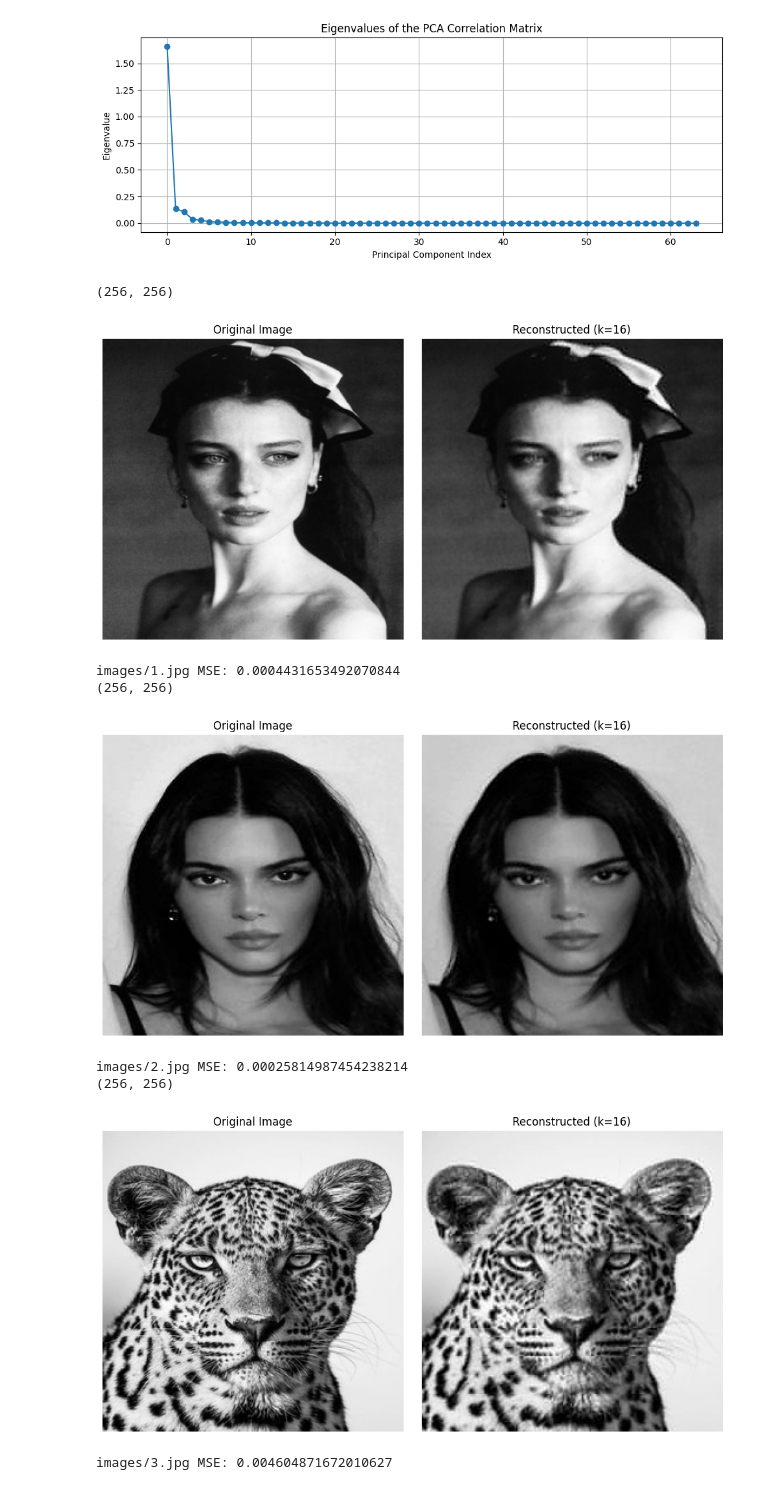
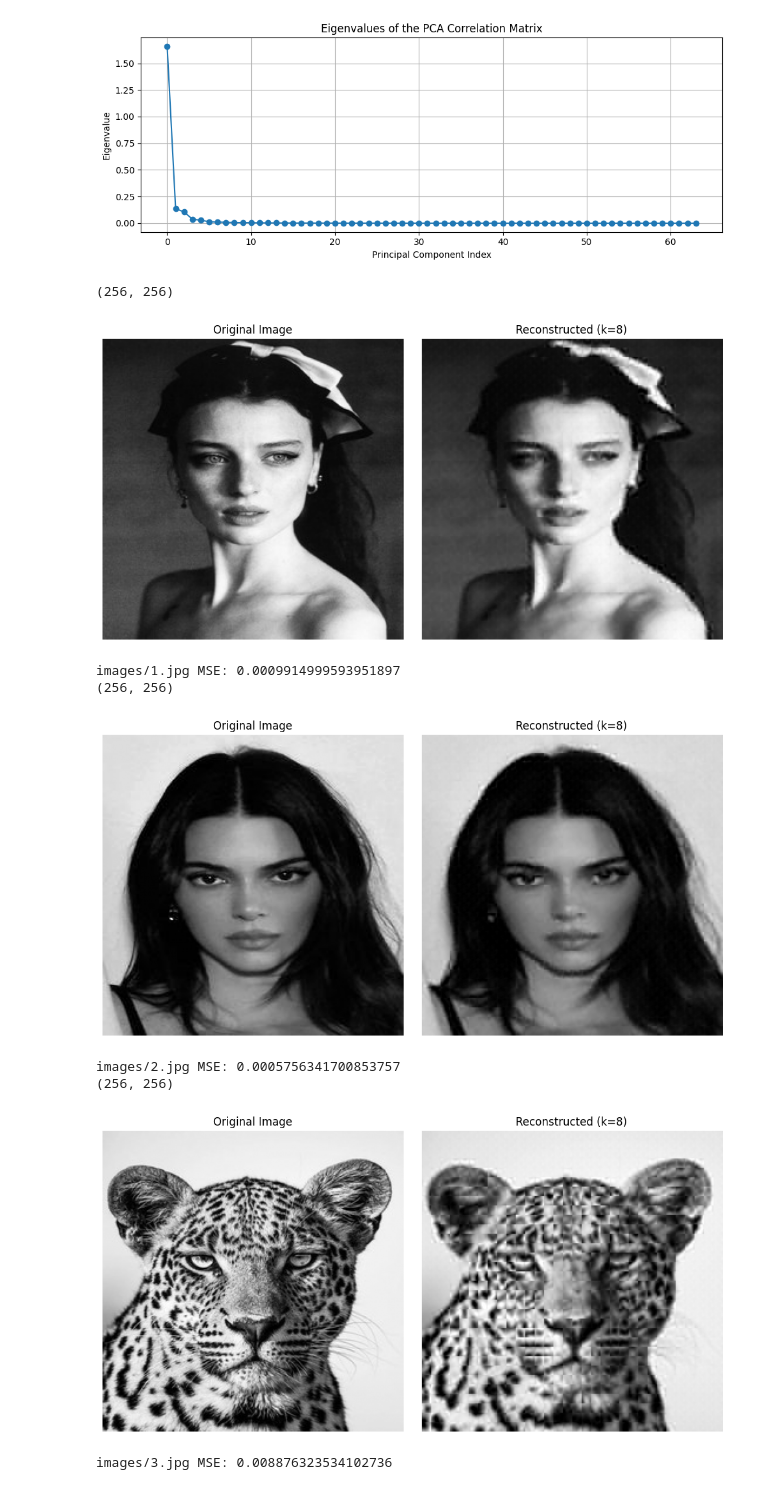
Before and after one commit to tomasbelak24/fmfiuk-ann-pca-project, a Jupyter notebook: pca.ipynb, the cells around one changed output. Saved outputs shown, nothing was run; the diff lists cells and outputs as text; code cells hidden in the pictures.

```diff
--- a/pca.ipynb
+++ b/pca.ipynb
@@ -43,7 +43,7 @@ print("mean vector shape:", mean_vector.shape)
 Flattened blocks shape: (1024, 64)
 mean vector shape: (64,)
 # %%
-ks = (8, 16, 32, 48, 64)
+ks = (8,)
 models = dict()
 
 for k in ks:
@@ -63,11 +63,13 @@ for k in ks:
     #if k <= 16:
     #    err = np.abs(components @ components.T - np.eye(k))
     #    print("Max error:", err.max())
+
     check_component_properties(components, verbose=False)
+    print(f"Did the components converge to form a orthonormal basis: {np.allclose(components @ components.T, np.eye(k), atol=1e-4, rtol=1e-4)}")
+
     print("Principal components: ")
     visualize_components(components, 1, 8)
     #print("Components shape:", components.shape)
-    print(f"Did the components converge to form a orthonormal basis: {np.allclose(components @ components.T, np.eye(k), atol=1e-4, rtol=1e-4)}")
 
     encoded_blocks = encode_blocks(flattened_blocks, mean_vector, components)
     print("Component coefficients:")
@@ -126,27 +129,28 @@ plot_pca_eigenvalues(centered_blocks)
 # %% [output]
 [figure]
 # %%
-k=16
+# @title Generalization on other images
+k=8
 components = models[k].get_components()
 
 other_images = ['images/1.jpg', 'images/2.jpg', 'images/3.jpg']
 
 for path in other_images:
     img = load_image(path).astype(np.float32) / 255.0
     print(img.shape)
     blocks = blockify(img, 8, 8)
     flat_blocks = blocks.reshape(-1, 64)
     codes = encode_blocks(flat_blocks, mean_vector, components)
     recon = reconstruct_image(codes, mean_vector, components)
     show_original_vs_reconstructed(img, recon, k)
     print(f"{path} MSE: {np.mean((img - recon)**2)}")
 # %% [output]
 (256, 256)
 [figure]
-images/1.jpg MSE: 0.0004431653492070844
+images/1.jpg MSE: 0.0009914999593951897
 (256, 256)
 [figure]
-images/2.jpg MSE: 0.00025814987454238214
+images/2.jpg MSE: 0.0005756341700853757
 (256, 256)
-[figure, old version]
+[figure, new version]
-images/3.jpg MSE: 0.004604871672010627
+images/3.jpg MSE: 0.008876323534102736
```
Also changed, not shown: parts of 5 cells of this notebook, 12 other files.
